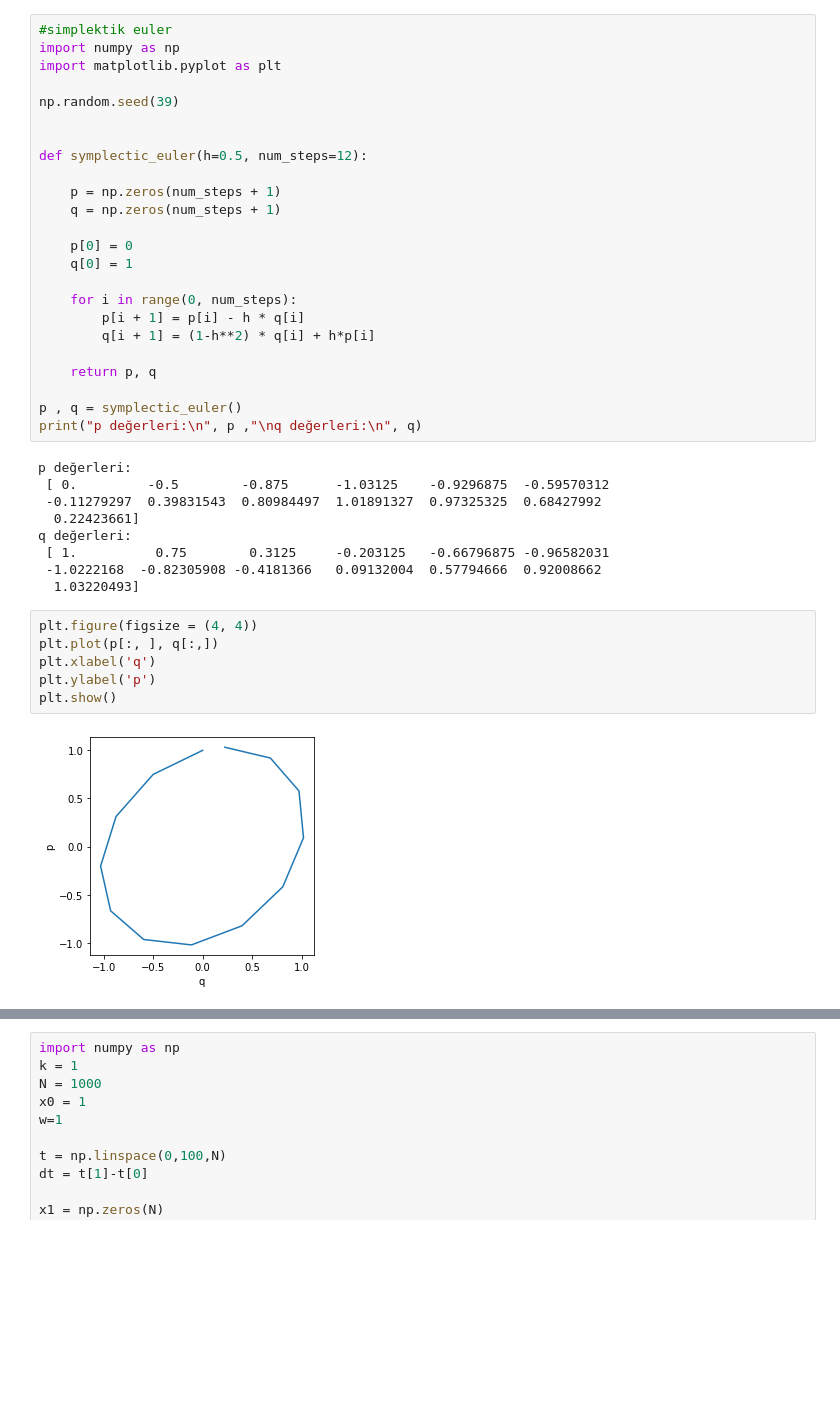
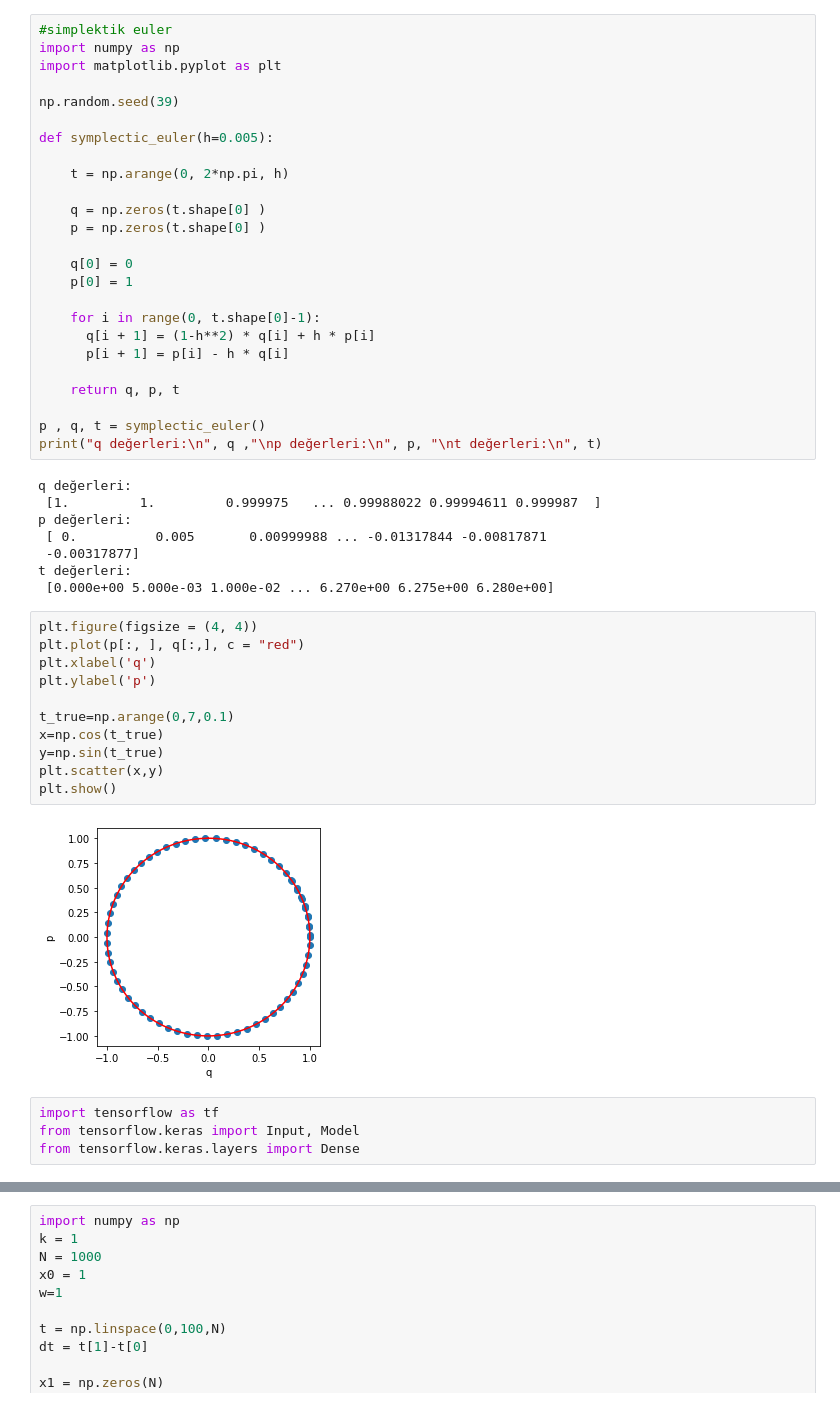
Before and after one commit to tayfununal/Normalizing-Flows, a Jupyter notebook: eulerverlet.ipynb, the cells around one changed output, grey strips where cells are left out. Saved outputs shown, nothing was run; the diff lists cells and outputs as text; blank space fills up the shorter version.

```diff
--- a/eulerverlet.ipynb
+++ b/eulerverlet.ipynb
@@ -7,37 +7,46 @@ import matplotlib.pyplot as plt
 
 np.random.seed(39)
 
+def symplectic_euler(h=0.005):
 
-def symplectic_euler(h=0.5, num_steps=12):
+    t = np.arange(0, 2*np.pi, h)
 
-    p = np.zeros(num_steps + 1)
-    q = np.zeros(num_steps + 1)
+    q = np.zeros(t.shape[0] )
+    p = np.zeros(t.shape[0] )
 
-    p[0] = 0
-    q[0] = 1
+    q[0] = 0
+    p[0] = 1
 
-    for i in range(0, num_steps):
-        p[i + 1] = p[i] - h * q[i]
-        q[i + 1] = (1-h**2) * q[i] + h*p[i]
+    for i in range(0, t.shape[0]-1):
+      q[i + 1] = (1-h**2) * q[i] + h * p[i]
+      p[i + 1] = p[i] - h * q[i]
 
-    return p, q
+    return q, p, t
 
-p , q = symplectic_euler()
-print("p değerleri:\n", p ,"\nq değerleri:\n", q)
+p , q, t = symplectic_euler()
+print("q değerleri:\n", q ,"\np değerleri:\n", p, "\nt değerleri:\n", t)
 # %% [output]
+q değerleri:
+ [1.         1.         0.999975   ... 0.99988022 0.99994611 0.999987  ]
 p değerleri:
- [ 0.         -0.5        -0.875      -1.03125    -0.9296875  -0.59570312
- -0.11279297  0.39831543  0.80984497  1.01891327  0.97325325  0.68427992
-  0.22423661]
-q değerleri:
- [ 1.          0.75        0.3125     -0.203125   -0.66796875 -0.96582031
- -1.0222168  -0.82305908 -0.4181366   0.09132004  0.57794666  0.92008662
-  1.03220493]
+ [ 0.          0.005       0.00999988 ... -0.01317844 -0.00817871
+ -0.00317877]
+t değerleri:
+ [0.000e+00 5.000e-03 1.000e-02 ... 6.270e+00 6.275e+00 6.280e+00]
 # %%
 plt.figure(figsize = (4, 4))
-plt.plot(p[:, ], q[:,])
+plt.plot(p[:, ], q[:,], c = "red")
 plt.xlabel('q')
 plt.ylabel('p')
+
+t_true=np.arange(0,7,0.1)
+x=np.cos(t_true)
+y=np.sin(t_true)
+plt.scatter(x,y)
 plt.show()
 # %% [output]
-[figure, old version]
+[figure, new version]
+# %%
+import tensorflow as tf
+from tensorflow.keras import Input, Model
+from tensorflow.keras.layers import Dense
```
Also changed, not shown: parts of 11 cells of this notebook.
